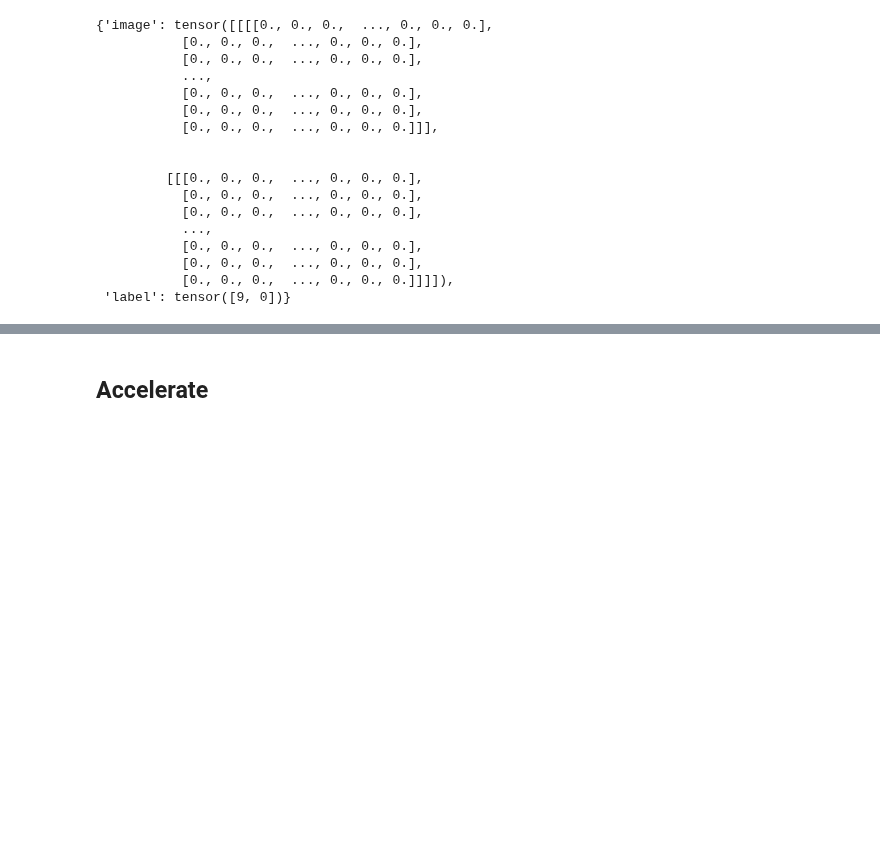
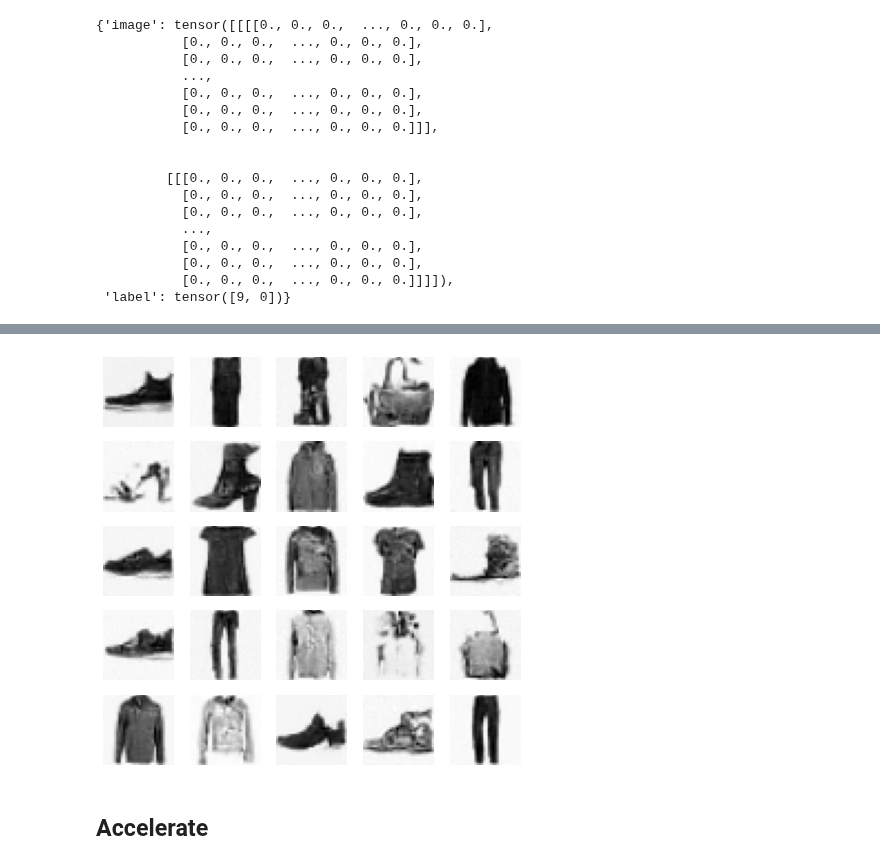
Before and after one commit to fastai/course22p2, a Jupyter notebook: nbs/17_DDPM_v2.ipynb, the cells around one changed output, grey strips where cells are left out. Saved outputs shown, nothing was run; the diff lists cells and outputs as text; code cells hidden in the pictures; blank space fills up the shorter version.

```diff
--- a/nbs/17_DDPM_v2.ipynb
+++ b/nbs/17_DDPM_v2.ipynb
@@ -270 +270,7 @@ learn.fit(epochs)
 [figure]
+# %%
+samples = sample(learn.model, (64, 1, 32, 32), alpha, alphabar, sigma, n_steps)
+# %%
+show_images(samples[-1][:25], imsize=1.5)
+# %% [output]
+[figure, added]
```
Also changed, not shown: parts of 5 cells of this notebook, 2 other files.
